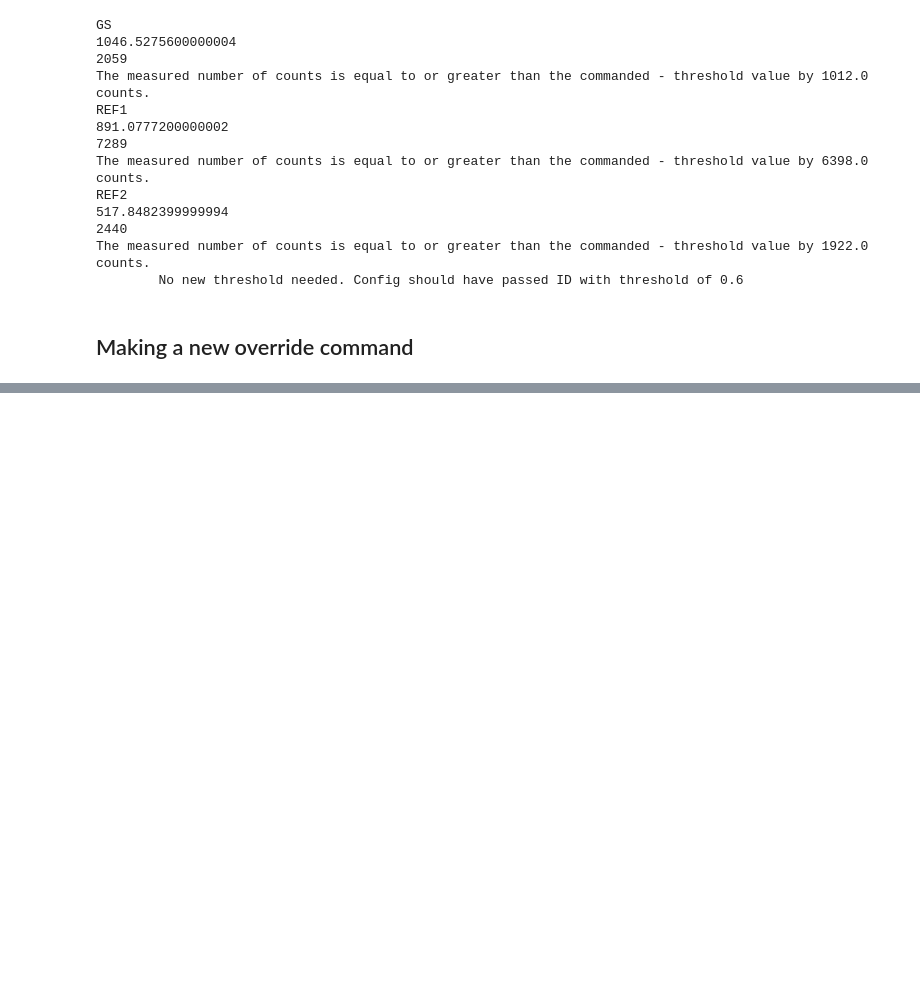
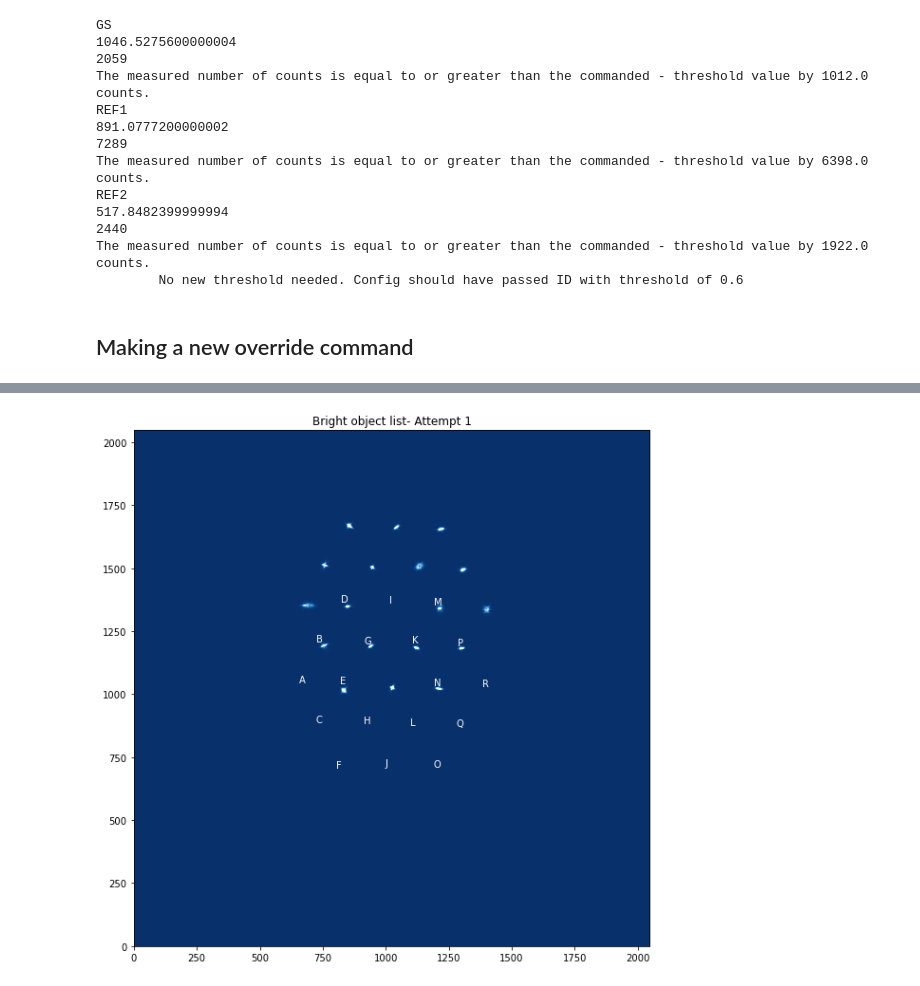
Before and after one commit to spacetelescope/jwst_magic, a Jupyter notebook: notebooks/Commissioning_Support/Global Alignment Observation 1 Guiding Failure Analysis-July.ipynb, the cells around one changed output, grey strips where cells are left out. Drawn from its saved outputs; the diff is of its cells as text; code cells hidden in the pictures; blank space fills up the shorter version.

```diff
--- a/notebooks/Commissioning_Support/Global Alignment Observation 1 Guiding Failure Analysis-July.ipynb
+++ b/notebooks/Commissioning_Support/Global Alignment Observation 1 Guiding Failure Analysis-July.ipynb
@@ -455,0 +484,6 @@ Use a new commands if the recommended threshold is over 100%
+# %%
+data_location = '/Users/kbrooks/git_repos/jwst-magic-fork/out/LRE5/rehearsal/out/'
+command_loc = 'for_ote07_obs1'
+attempt1_loc = 'ote07_obs1_attempt1'
+attempt2_loc = 'ote07_obs1_attempt2'
+attempt3_loc = 'ote07_obs1_attempt3'
@@ -455,0 +493,5 @@ Use a new commands if the recommended threshold is over 100%
+# %%
+command_file = glob(os.path.join(data_location, command_loc, 'unshifted_all_found_psfs*.txt'))[0]
+attempt1_file = glob(os.path.join(data_location, attempt1_loc, 'unshifted_all_found_psfs*.txt'))[0]
+attempt2_file = glob(os.path.join(data_location, attempt2_loc, 'unshifted_all_found_psfs*.txt'))[0]
+attempt3_file = glob(os.path.join(data_location, attempt3_loc, 'unshifted_all_found_psfs*.txt'))[0]
@@ -455,0 +566,5 @@ Use a new commands if the recommended threshold is over 100%
+# %%
+command_config1_filename = glob(os.path.join(data_location, attempt1_loc, 'guiding_config_1',
+                                             'shifted_all_found_psfs*config1.txt'))[0]
+command_full = pd.read_csv(command_file, skiprows=1, delimiter=' ', names=['Label', 'y', 'x', 'Count Rate 1'])
+command_full
@@ -455,0 +589,13 @@ Use a new commands if the recommended threshold is over 100%
+# %%
+# Plot it
+plt.figure(figsize=(12, 10))
+plt.imshow(psuedo_fgs, cmap='Blues_r', vmin=0, vmax=1000, origin='lower')
+for (column, row, label) in zip(command_full['x'].values,
+                                command_full['y'].values,
+                                command_full['Label'].values):
+    plt.annotate(label, (column, row), (column-20, row+20), color='white')
+
+plt.title('Bright object list- Attempt 1')
+plt.show()
+# %% [output]
+[figure, added]
```
Also changed, not shown: parts of 34 cells of this notebook, 5 other files.
